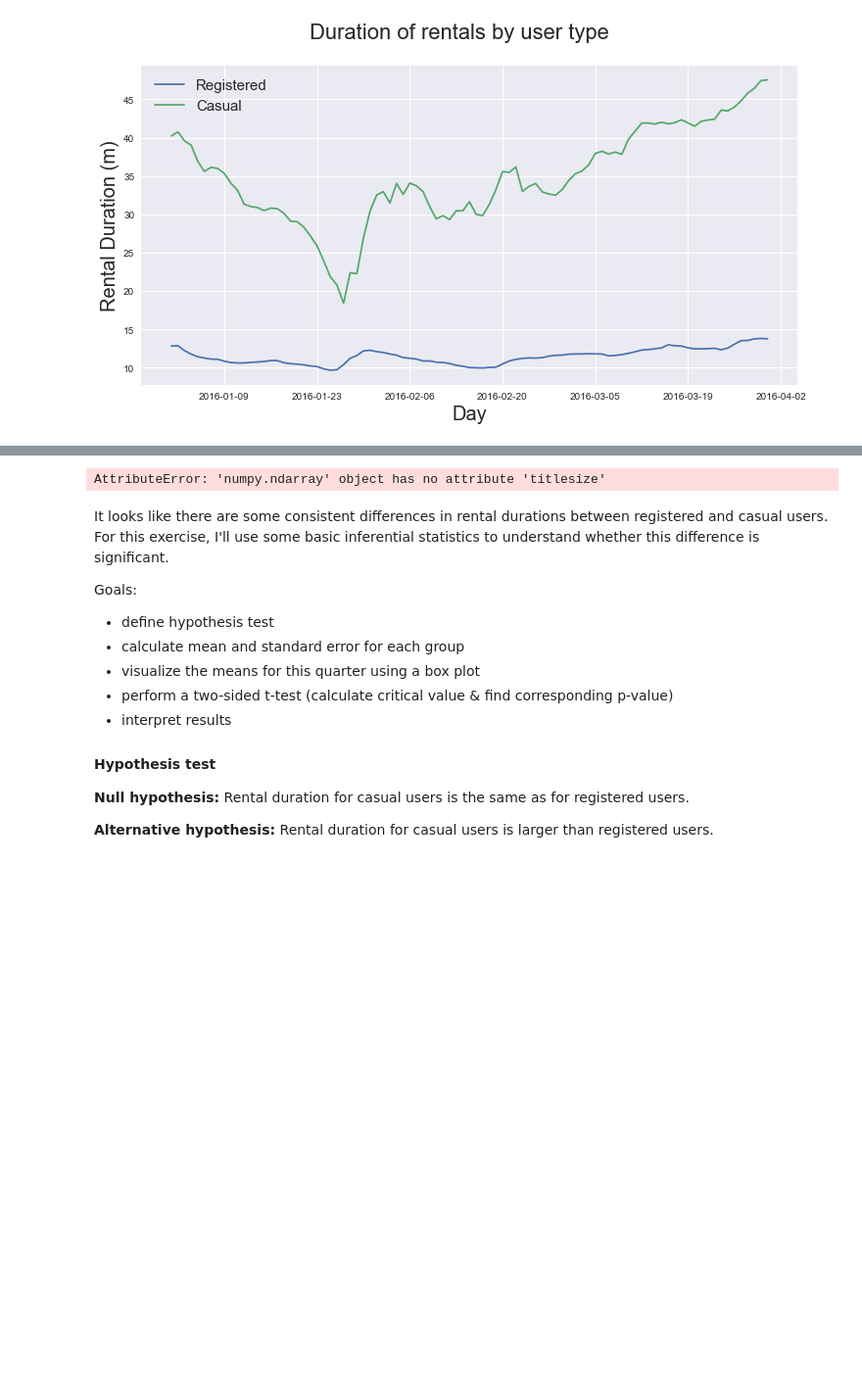
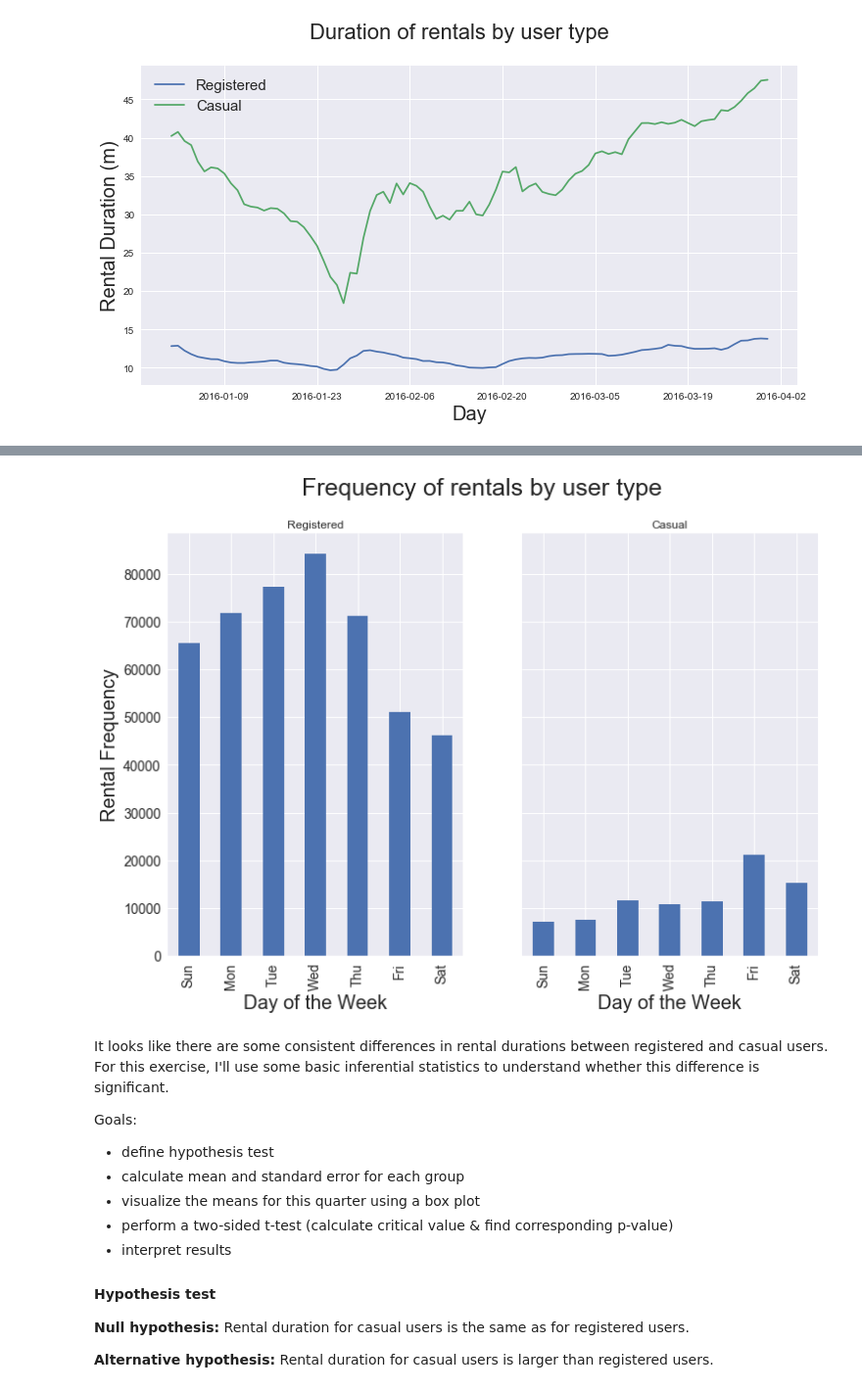
Before and after one commit to mskaerthomason/Springboard-Capstone-1, a Jupyter notebook: CapstoneDrafts/Bikeshare_EDA_InfStatistics- updates for report.ipynb, the cells around one changed output, grey strips where cells are left out. Shown: that part at 98% size. Cells and saved outputs as stored; diff of their text form; code cells hidden in the pictures; blank space fills up the shorter version.

```diff
--- a/CapstoneDrafts/Bikeshare_EDA_InfStatistics- updates for report.ipynb
+++ b/CapstoneDrafts/Bikeshare_EDA_InfStatistics- updates for report.ipynb
@@ -106,22 +106,20 @@ bikeshare[20000:20010] # confirming weekday mapping
 # %%
 FreqReg=bikeshare['startweekday'][bikeshare['memtype']=='Registered'].value_counts().sort_index()
 FreqCas=bikeshare['startweekday'][bikeshare['memtype']=='Casual'].value_counts().sort_index()
 ticks=['Sun','Mon','Tue','Wed','Thu','Fri','Sat']
-axes.ttitlesize(15)
-axes.labelsize(15)
 fig, axes = plt.subplots(1, 2, sharey=True)
 fig.set_size_inches(12,8)
-FreqReg.plot(kind='bar', ax=axes[0],title='Registered')
-FreqCas.plot(kind='bar', ax=axes[1],title='Casual')
+FreqReg.plot(kind='bar', ax=axes[0],title='Registered',fontsize=14)
+FreqCas.plot(kind='bar', ax=axes[1],title='Casual',fontsize=14)
 axes[0].set_xticklabels(ticks)
 axes[1].set_xticklabels(ticks)
 fig.suptitle('Frequency of rentals by user type', fontsize=25)
 axes[0].set_xlabel('Day of the Week',fontsize=20)
 axes[0].set_ylabel('Rental Frequency',fontsize=20)
 axes[1].set_xlabel('Day of the Week',fontsize=20)
 plt.savefig('bike_histo_type',bbox='tight',dpi=300)
 # %% [output]
-AttributeError: 'numpy.ndarray' object has no attribute 'titlesize'
+[figure, added]
 # %% [markdown]
 It looks like there are some consistent differences in rental durations between registered and casual users.  For this exercise, I'll use some basic inferential statistics to understand whether this difference is significant.
 
```
Also changed, not shown: 4 other files.
